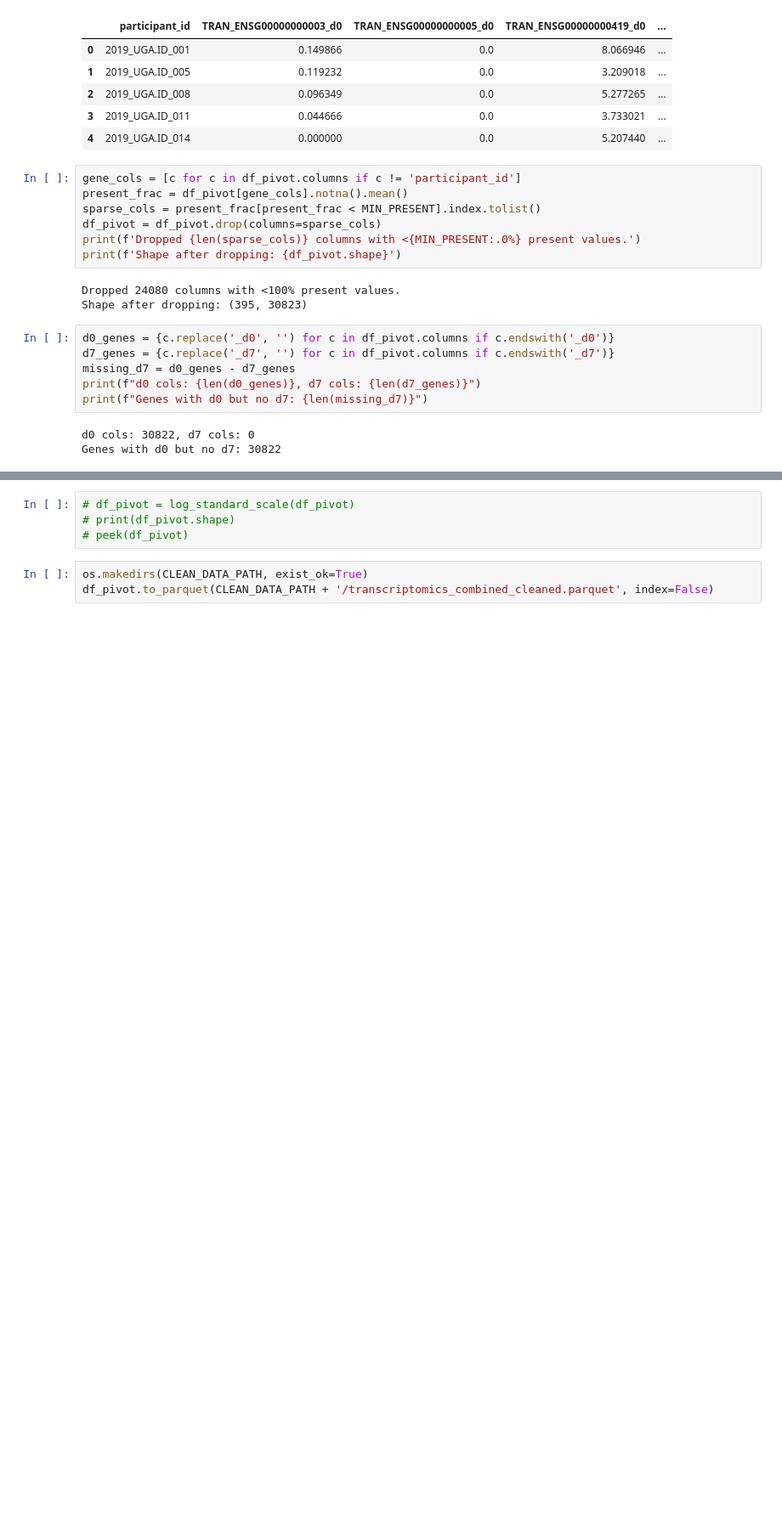
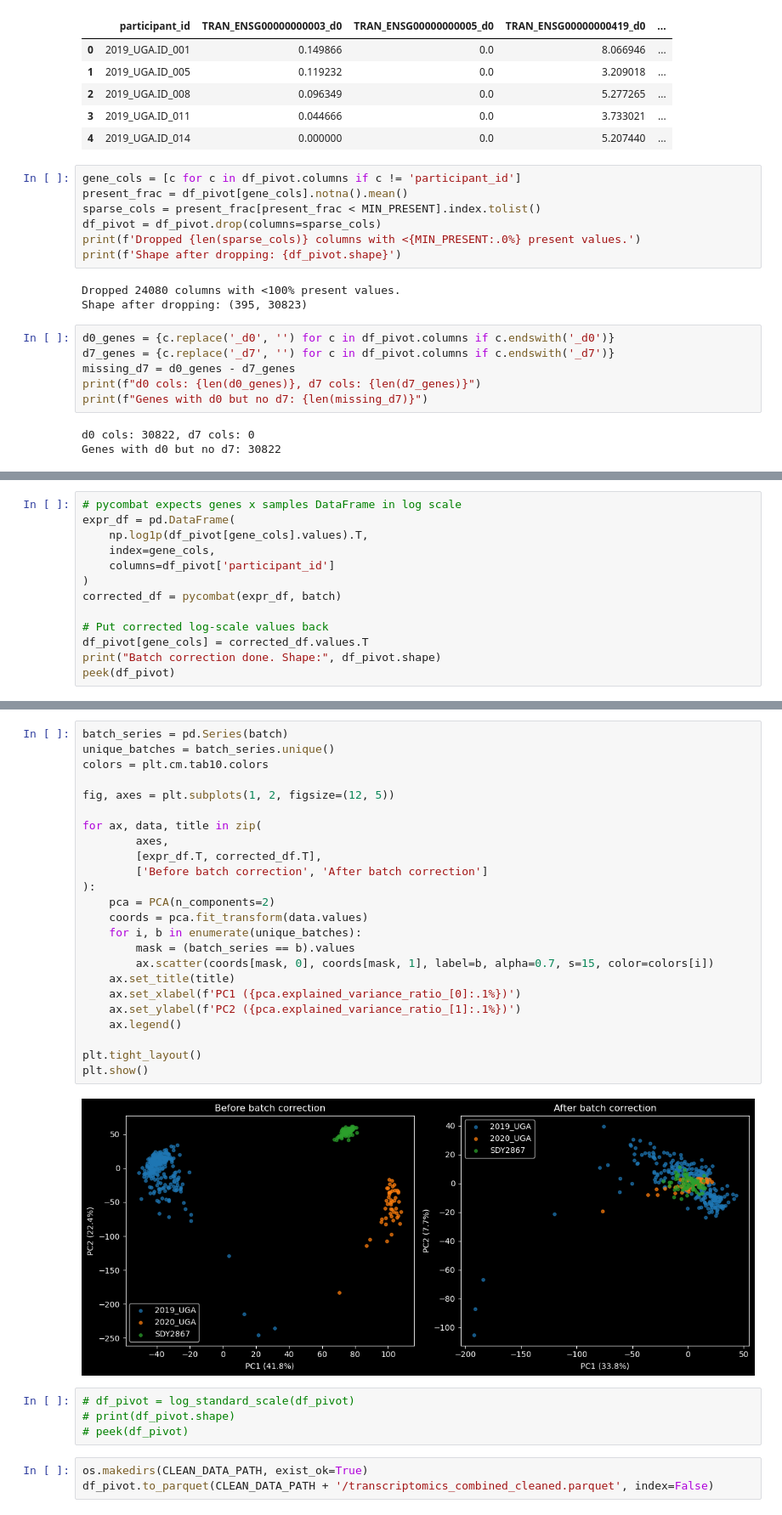
Before and after one commit to DirtyChay/cmi-flu-prediction-challenge-capstone, a Jupyter notebook: data_cleaning/train/clean_transcriptomics.ipynb, the cells around one changed output, grey strips where cells are left out. Shown at 85% size. Drawn from its saved outputs; the diff is of its cells as text; blank space fills up the shorter version.

Commit message:
batch correction fin

```diff
--- a/data_cleaning/train/clean_transcriptomics.ipynb
+++ b/data_cleaning/train/clean_transcriptomics.ipynb
@@ -93,0 +118,13 @@ Genes with d0 but no d7: 30822
+# %%
+# pycombat expects genes x samples DataFrame in log scale
+expr_df = pd.DataFrame(
+    np.log1p(df_pivot[gene_cols].values).T,
+    index=gene_cols,
+    columns=df_pivot['participant_id']
+)
+corrected_df = pycombat(expr_df, batch)
+
+# Put corrected log-scale values back
+df_pivot[gene_cols] = corrected_df.values.T
+print("Batch correction done. Shape:", df_pivot.shape)
+peek(df_pivot)
@@ -94,3 +145,29 @@ Genes with d0 but no d7: 30822
+# %%
+batch_series = pd.Series(batch)
+unique_batches = batch_series.unique()
+colors = plt.cm.tab10.colors
+
+fig, axes = plt.subplots(1, 2, figsize=(12, 5))
+
+for ax, data, title in zip(
+        axes,
+        [expr_df.T, corrected_df.T],
+        ['Before batch correction', 'After batch correction']
+):
+    pca = PCA(n_components=2)
+    coords = pca.fit_transform(data.values)
+    for i, b in enumerate(unique_batches):
+        mask = (batch_series == b).values
+        ax.scatter(coords[mask, 0], coords[mask, 1], label=b, alpha=0.7, s=15, color=colors[i])
+    ax.set_title(title)
+    ax.set_xlabel(f'PC1 ({pca.explained_variance_ratio_[0]:.1%})')
+    ax.set_ylabel(f'PC2 ({pca.explained_variance_ratio_[1]:.1%})')
+    ax.legend()
+
+plt.tight_layout()
+plt.show()
+# %% [output]
+[figure, added]
 # %%
 # df_pivot = log_standard_scale(df_pivot)
 # print(df_pivot.shape)
```
Also changed, not shown: parts of 5 cells of this notebook, 1 other file.
